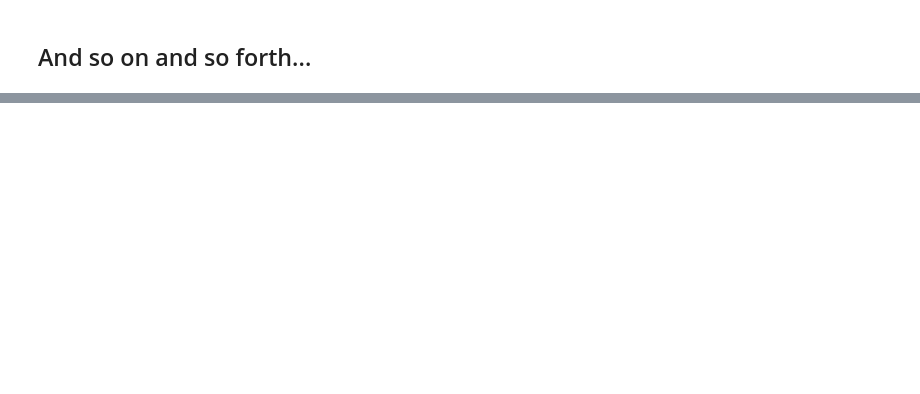
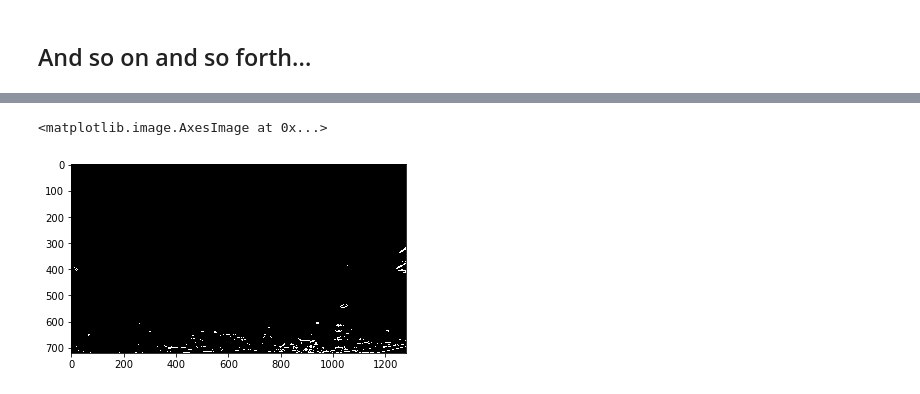
Before and after one commit to JWC1212/CarND-Advanced-Lane-Lines-master, a Jupyter notebook: examples/example.ipynb, the cells around one changed output, grey strips where cells are left out. Cells and saved outputs as stored; diff of their text form; code cells hidden in the pictures; blank space fills up the shorter version.

```diff
--- a/examples/example.ipynb
+++ b/examples/example.ipynb
@@ -185,0 +262,17 @@ for fname in test_images:
+# %%
+gray_warped = cv2.cvtColor(warped_img, cv2.COLOR_RGB2GRAY)
+warped_sobelx = get_abs_Sobel_grad(gray_warped, sobel_kernel=5, direction = 'X')
+warped_sobely = get_abs_Sobel_grad(gray_warped, sobel_kernel=5, direction = 'Y')
+scaled_warped_sobelx = get_scaled_Sobel(warped_sobelx)
+scaled_warped_sobely = get_scaled_Sobel(warped_sobely)
+
+binary_warped_sobelx = binary_Sobel(scaled_warped_sobelx, threshold=(20, 100))
+binary_warped_sobely = binary_Sobel(scaled_warped_sobely, threshold=(20, 100))
+binary_mag = binary_Magnitude(warped_sobelx, warped_sobely, threshold=(28, 141))
+binary_dir_grad = binary_Dir_Grad(warped_sobelx, warped_sobely, arc_threshold=(1.0, np.pi/2))
+
+binary_grad = combine_Binary_Grad(binary_warped_sobelx, binary_warped_sobely, binary_mag, binary_dir_grad)
+plt.imshow(binary_grad, cmap='gray')
+# %% [output]
+<matplotlib.image.AxesImage at 0x...>
+[figure, added]
```
Also changed, not shown: parts of 24 cells of this notebook, 4 other files.
